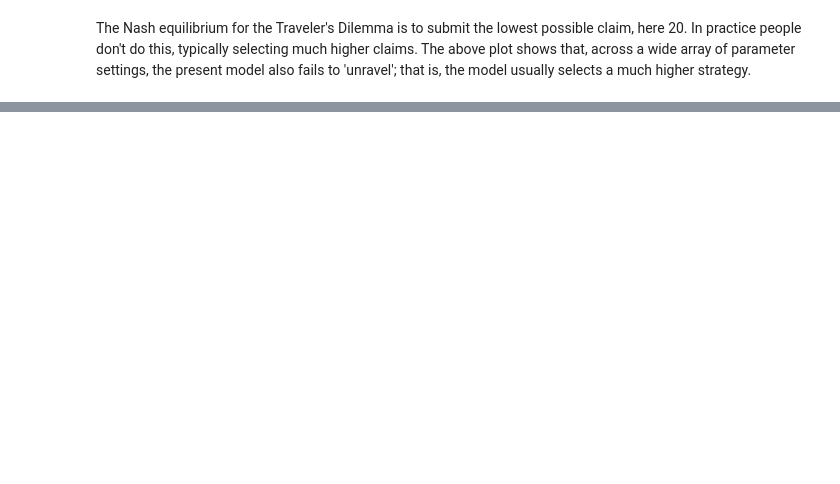
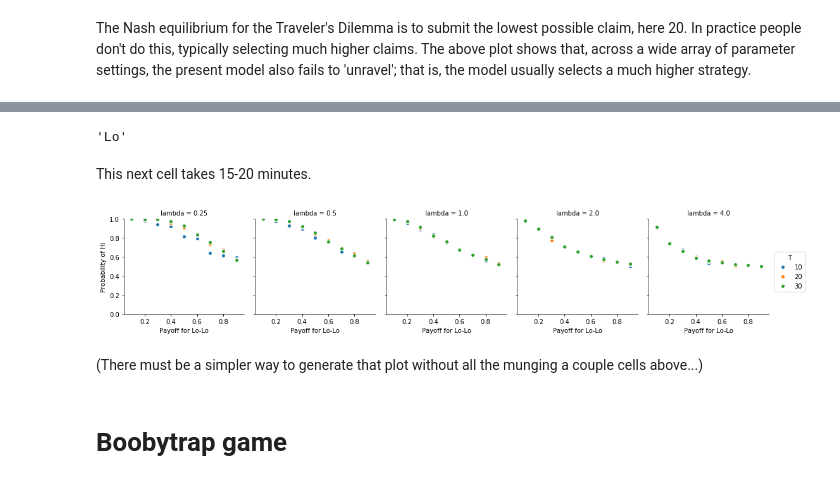
Before and after one commit to drussellmrichie/golman_and_bhatia_2017, a Jupyter notebook: Golman and Bhatia (2017).ipynb, the cells around one changed output, grey strips where cells are left out. Cells and saved outputs as stored; diff of their text form; code cells hidden in the pictures; blank space fills up the shorter version.

Commit message:
finish replication; save results

```diff
--- a/Golman and Bhatia (2017).ipynb
+++ b/Golman and Bhatia (2017).ipynb
@@ -116,0 +128,22 @@ The Nash equilibrium for the Traveler's Dilemma is to submit the lowest possible
+# %%
+def hi_lo_payoffs(player_strat, opponent_strat, gamma):
+    if (player_strat == 'Hi') and (opponent_strat == 'Hi'):
+        return 1.0
+    elif (player_strat == 'Lo') and (opponent_strat == 'Lo'):
+        return gamma
+    else:
+        return 0
+# %%
+hi_lo_strats = ['Hi', 'Lo']
+# %%
+simulate_decision(strats=['Hi','Lo'],payoff_func=hi_lo_payoffs, T=10, _lambda=.25, gamma=.9)
+# %% [output]
+'Lo'
+# %% [markdown]
+This next cell takes 15-20 minutes.
+# %%
+gamms = np.linspace(.1,.9,9)
+sim_count = 3000
+
+parameter_sweep_results = parameter_sweep(strats=hi_lo_strats, payoff_func=hi_lo_payoffs, gammas=gammas, sim_count=sim_count)
+parameter_sweep_results.drop('sigmas', axis=1, inplace=True)
@@ -116,0 +152,17 @@ The Nash equilibrium for the Traveler's Dilemma is to submit the lowest possible
+# %%
+strat_counts = parameter_sweep_results.groupby(['T','lambda','gamma','strategy']).size().reset_index()
+strat_counts = strat_counts.query("strategy == 'Hi'")
+strat_counts.drop('strategy', axis=1, inplace=True)
+strat_counts[0] /= sim_count
+strat_counts.columns = ['T', 'lambda', 'Payoff for Lo-Lo', 'Probability of Hi']
+# %%
+g = sns.FacetGrid(strat_counts, col="lambda",  hue="T")
+g = (g.map(plt.scatter, "Payoff for Lo-Lo", "Probability of Hi", edgecolor="w")
+      .add_legend()
+      .set(ylim=(0,1)))
+# %% [output]
+[figure, added]
+# %% [markdown]
+(There must be a simpler way to generate that plot without all the munging a couple cells above...)
+# %% [markdown]
+# Boobytrap game
```
Also changed, not shown: parts of 42 cells of this notebook, 6 other files.
